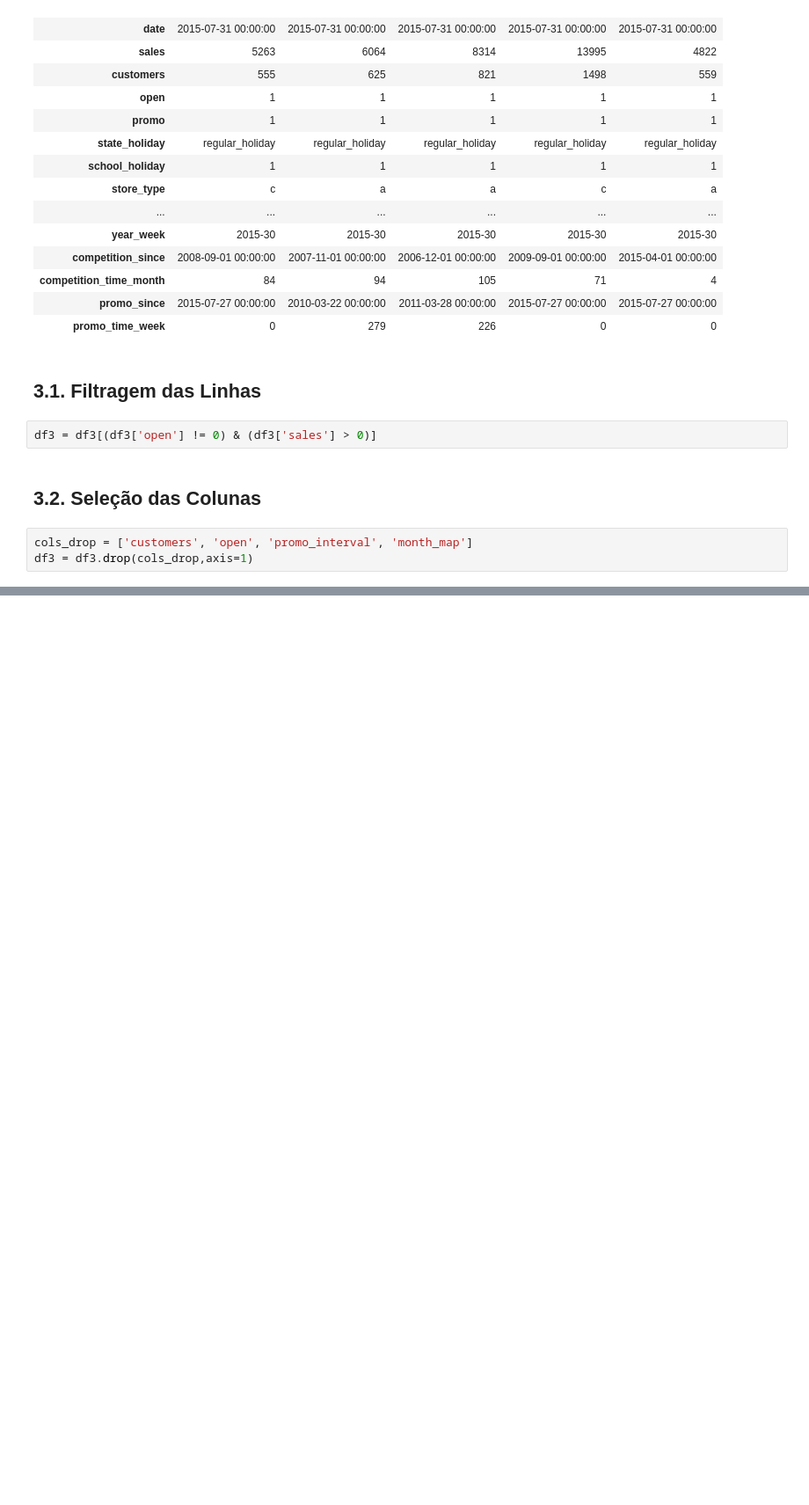
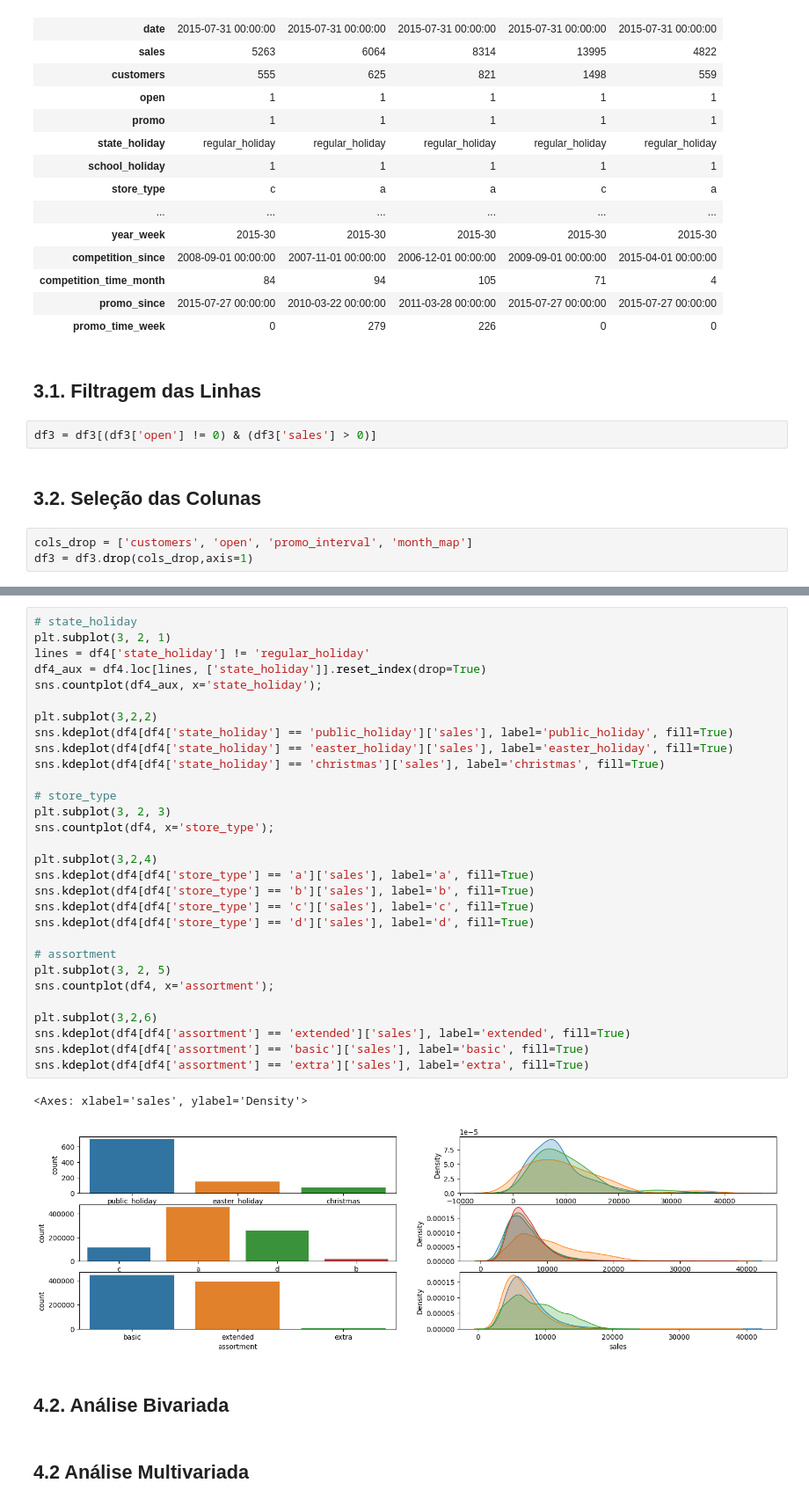
Before and after one commit to ezequielpf/rossmann_sales_prediction, a Jupyter notebook: notebooks/store_sales_predict.ipynb, the cells around one changed output, grey strips where cells are left out. Shown: that part at 88% size. Saved outputs shown, nothing was run; the diff lists cells and outputs as text; blank space fills up the shorter version.

```diff
--- a/notebooks/store_sales_predict.ipynb
+++ b/notebooks/store_sales_predict.ipynb
@@ -372,0 +407,37 @@ df3 = df3.drop(cols_drop,axis=1)
+# %%
+# state_holiday
+plt.subplot(3, 2, 1)
+lines = df4['state_holiday'] != 'regular_holiday'
+df4_aux = df4.loc[lines, ['state_holiday']].reset_index(drop=True)
+sns.countplot(df4_aux, x='state_holiday');
+
+plt.subplot(3,2,2)
+sns.kdeplot(df4[df4['state_holiday'] == 'public_holiday']['sales'], label='public_holiday', fill=True)
+sns.kdeplot(df4[df4['state_holiday'] == 'easter_holiday']['sales'], label='easter_holiday', fill=True)
+sns.kdeplot(df4[df4['state_holiday'] == 'christmas']['sales'], label='christmas', fill=True)
+
+# store_type
+plt.subplot(3, 2, 3)
+sns.countplot(df4, x='store_type');
+
+plt.subplot(3,2,4)
+sns.kdeplot(df4[df4['store_type'] == 'a']['sales'], label='a', fill=True)
+sns.kdeplot(df4[df4['store_type'] == 'b']['sales'], label='b', fill=True)
+sns.kdeplot(df4[df4['store_type'] == 'c']['sales'], label='c', fill=True)
+sns.kdeplot(df4[df4['store_type'] == 'd']['sales'], label='d', fill=True)
+
+# assortment
+plt.subplot(3, 2, 5)
+sns.countplot(df4, x='assortment');
+
+plt.subplot(3,2,6)
+sns.kdeplot(df4[df4['assortment'] == 'extended']['sales'], label='extended', fill=True)
+sns.kdeplot(df4[df4['assortment'] == 'basic']['sales'], label='basic', fill=True)
+sns.kdeplot(df4[df4['assortment'] == 'extra']['sales'], label='extra', fill=True)
+# %% [output]
+<Axes: xlabel='sales', ylabel='Density'>
+[figure, added]
+# %% [markdown]
+## 4.2. Análise Bivariada
+# %% [markdown]
+## 4.2 Análise Multivariada
```
Also changed, not shown: parts of 10 cells of this notebook.
